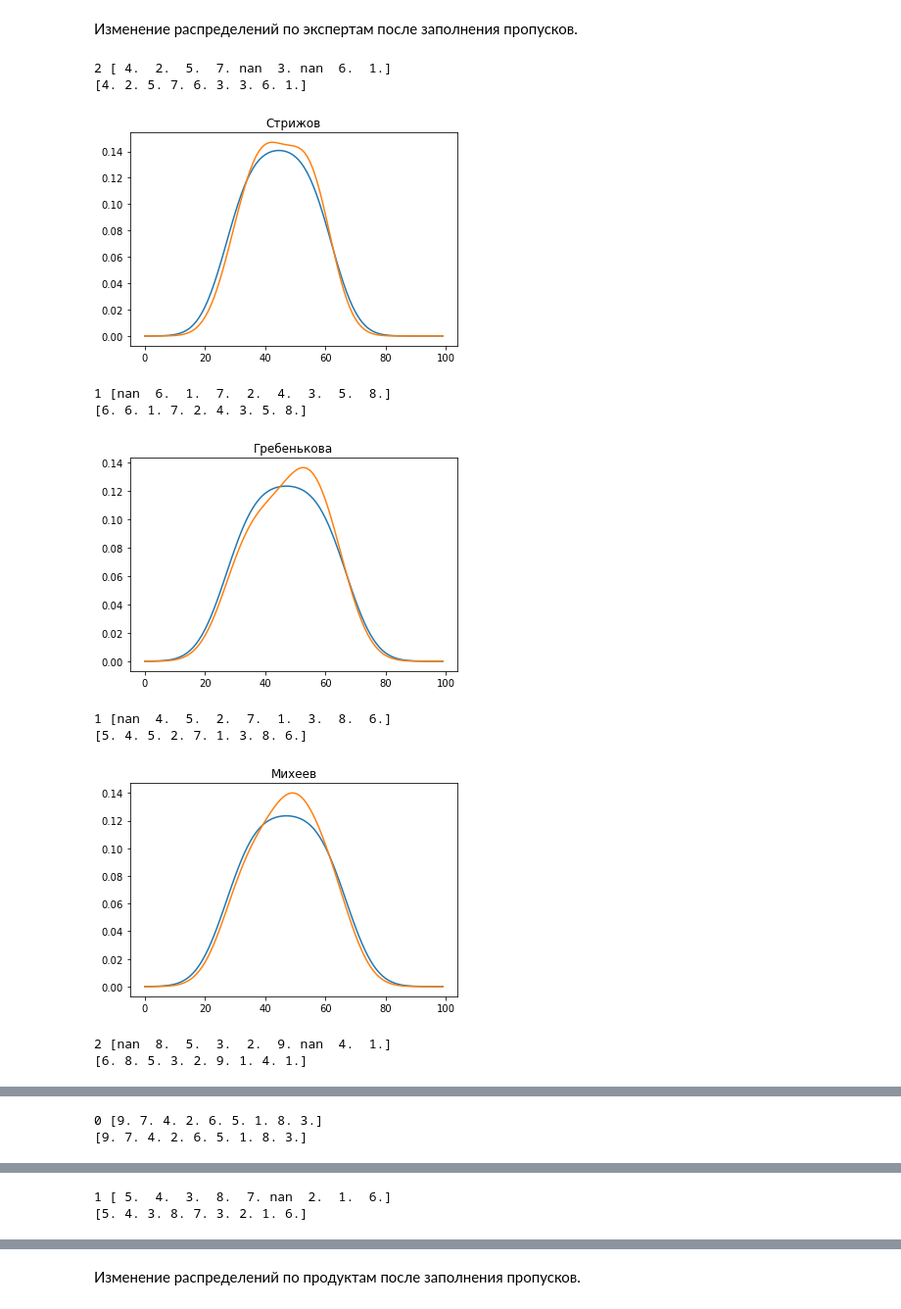
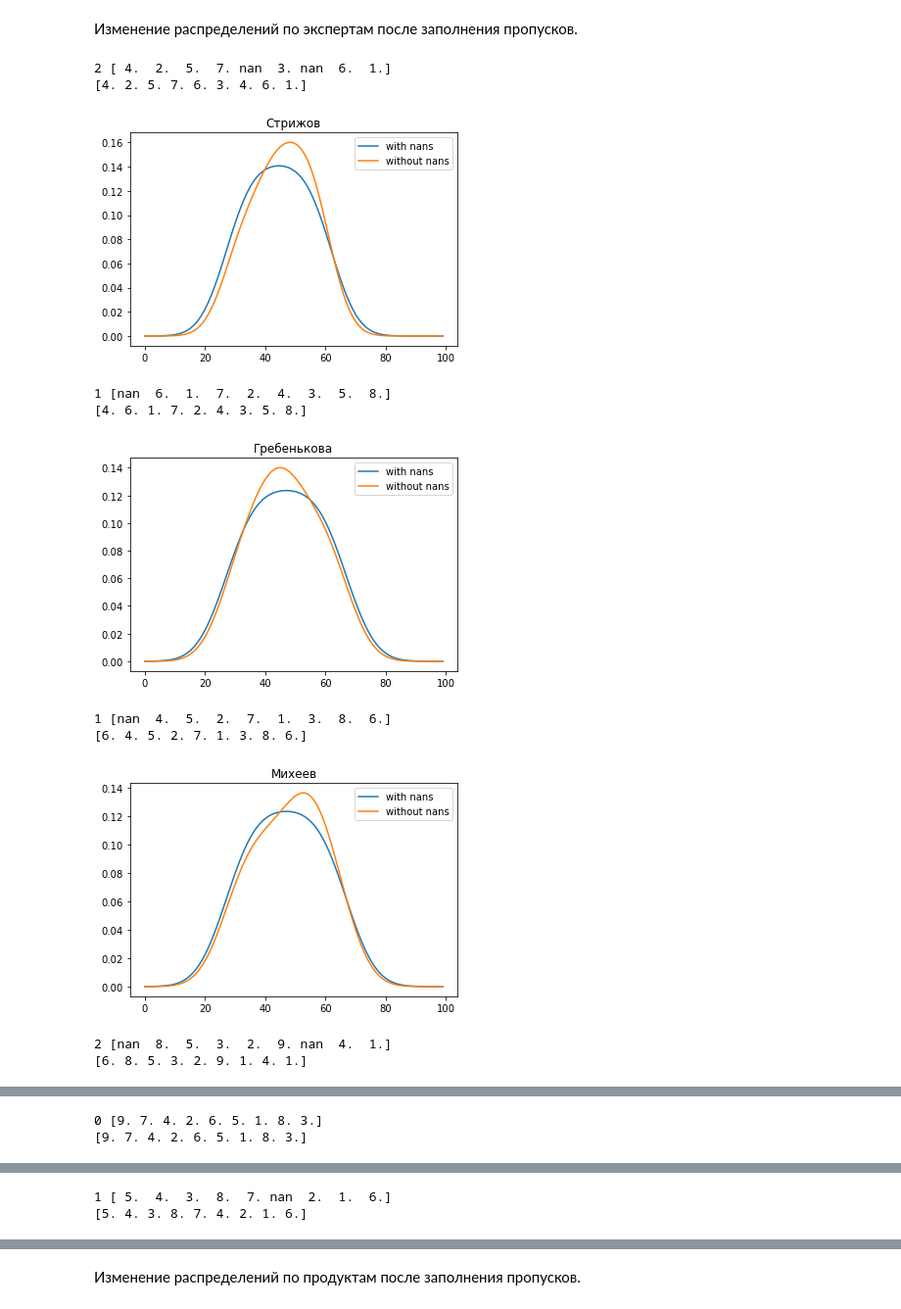
Before and after one commit to Intelligent-Systems-Phystech/Ratings, a Jupyter notebook: Alsahanova Nadezhda/Alsahanova_Rating.ipynb, the cells around one changed output, grey strips where cells are left out. Shown at 98% size. Cells and saved outputs as stored; diff of their text form; code cells hidden in the pictures.

```diff
--- a/Alsahanova Nadezhda/Alsahanova_Rating.ipynb
+++ b/Alsahanova Nadezhda/Alsahanova_Rating.ipynb
@@ -53,7 +53,7 @@ A = df.iloc[:,6:].values
 # %%
 from sklearn.impute import KNNImputer
 
-imputer = KNNImputer(n_neighbors=3)
+imputer = KNNImputer(n_neighbors=2)
 A_f = np.round(imputer.fit_transform(A[:,:-5].T).T)
 A_f = np.concatenate((A[:,-5:], A_f), axis=1)
 A = np.concatenate((A[:,-5:], A[:,:-5]), axis=1)
@@ -62,34 +62,35 @@ A = np.concatenate((A[:,-5:], A[:,:-5]), axis=1)
 # %%
 import scipy
 from scipy.stats import entropy
 
 entropies = []
 for i in range(12):
     a = A[:,i+5]
     print(len(a[np.isnan(a)]),a)
     density_not_na = scipy.stats.gaussian_kde(a[~np.isnan(a)])
     xs = np.linspace(-5,15,100)
     dx = density_not_na(xs)
-    plt.plot(dx)
+    plt.plot(dx,label='with nans')
 
     a_f = A_f[:,i+5]
     print(a_f)
     density_not_na = scipy.stats.gaussian_kde(a_f[~np.isnan(a_f)])
     ys = np.linspace(-5,15,100)
     dy = density_not_na(ys)
-    plt.plot(dy)
+    plt.plot(dy,label='without nans')
+    plt.legend()
     plt.title(df.columns[6+i])
     plt.show()
     entropies.append(entropy(pk=dx, qk=dy))
 # %% [output]
 2 [ 4.  2.  5.  7. nan  3. nan  6.  1.]
-[4. 2. 5. 7. 6. 3. 3. 6. 1.]
+[4. 2. 5. 7. 6. 3. 4. 6. 1.]
-[figure, old version]
+[figure, new version]
 1 [nan  6.  1.  7.  2.  4.  3.  5.  8.]
-[6. 6. 1. 7. 2. 4. 3. 5. 8.]
+[4. 6. 1. 7. 2. 4. 3. 5. 8.]
-[figure, old version]
+[figure, new version]
 1 [nan  4.  5.  2.  7.  1.  3.  8.  6.]
-[5. 4. 5. 2. 7. 1. 3. 8. 6.]
+[6. 4. 5. 2. 7. 1. 3. 8. 6.]
-[figure, old version]
+[figure, new version]
 2 [nan  8.  5.  3.  2.  9. nan  4.  1.]
 [6. 8. 5. 3. 2. 9. 1. 4. 1.]
@@ -100,2 +101,2 @@ for i in range(12):
 1 [ 5.  4.  3.  8.  7. nan  2.  1.  6.]
-[5. 4. 3. 8. 7. 3. 2. 1. 6.]
+[5. 4. 3. 8. 7. 4. 2. 1. 6.]
```
Also changed, not shown: parts of 18 cells of this notebook, 1 other file.
